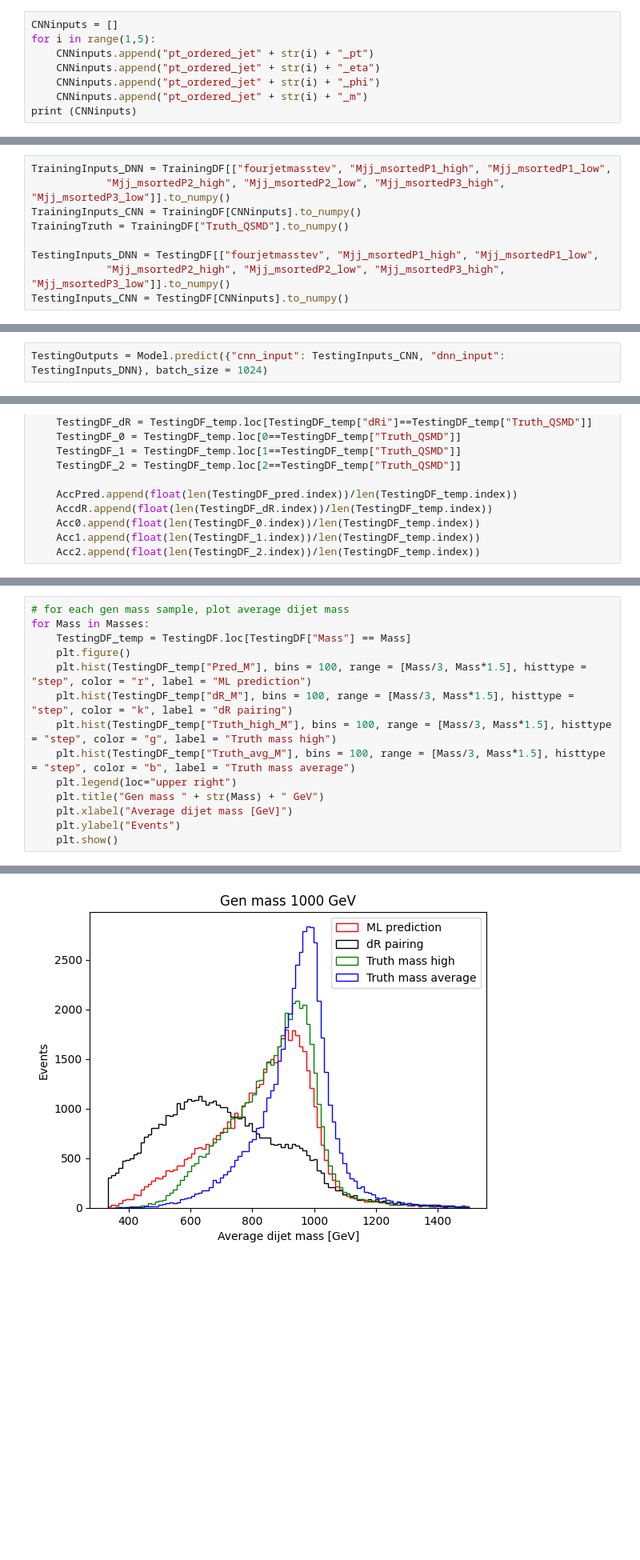
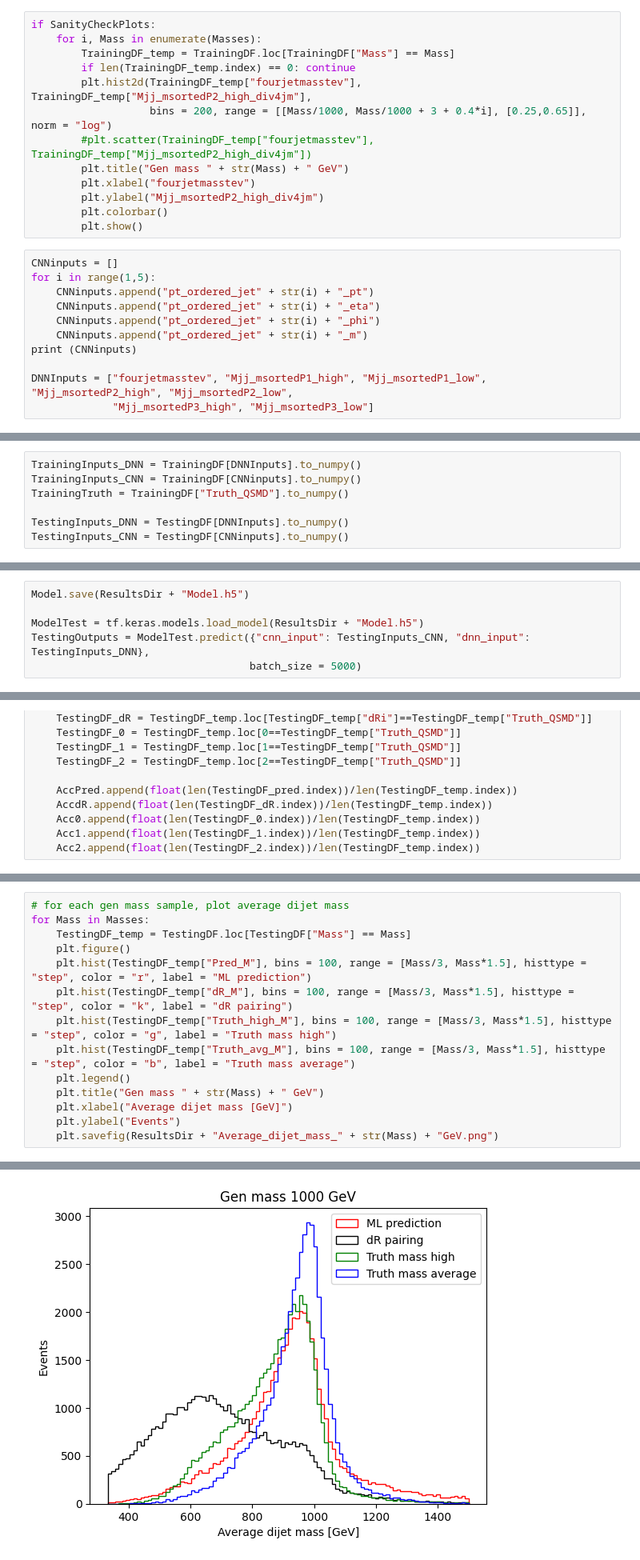
Before and after one commit to wang-hui/DiJet_ML, a Jupyter notebook: Dijet_CNN.ipynb, the cells around one changed output, grey strips where cells are left out. Shown at 80% size. Drawn from its saved outputs; the diff is of its cells as text; blank space fills up the shorter version.

```diff
--- a/Dijet_CNN.ipynb
+++ b/Dijet_CNN.ipynb
@@ -154,3 +176,16 @@ plt.hist(TestingDF["Mass"], bins = len(Masses), range = [450, 1050], rwidth = 0.
+# %%
+if SanityCheckPlots:
+    for i, Mass in enumerate(Masses):
+        TrainingDF_temp = TrainingDF.loc[TrainingDF["Mass"] == Mass]
+        if len(TrainingDF_temp.index) == 0: continue
+        plt.hist2d(TrainingDF_temp["fourjetmasstev"], TrainingDF_temp["Mjj_msortedP2_high_div4jm"],
+                   bins = 200, range = [[Mass/1000, Mass/1000 + 3 + 0.4*i], [0.25,0.65]], norm = "log")
+        #plt.scatter(TrainingDF_temp["fourjetmasstev"], TrainingDF_temp["Mjj_msortedP2_high_div4jm"])
+        plt.title("Gen mass " + str(Mass) + " GeV")
+        plt.xlabel("fourjetmasstev")
+        plt.ylabel("Mjj_msortedP2_high_div4jm")
+        plt.colorbar()
+        plt.show()
 # %%
 CNNinputs = []
 for i in range(1,5):
@@ -159,16 +194,17 @@ for i in range(1,5):
     CNNinputs.append("pt_ordered_jet" + str(i) + "_phi")
     CNNinputs.append("pt_ordered_jet" + str(i) + "_m")
 print (CNNinputs)
+
+DNNInputs = ["fourjetmasstev", "Mjj_msortedP1_high", "Mjj_msortedP1_low", "Mjj_msortedP2_high", "Mjj_msortedP2_low",
+             "Mjj_msortedP3_high", "Mjj_msortedP3_low"]
 # %% [output]
 ['pt_ordered_jet1_pt', 'pt_ordered_jet1_eta', 'pt_ordered_jet1_phi', 'pt_ordered_jet1_m', 'pt_ordered_jet2_pt', 'pt_ordered_jet2_eta', 'pt_ordered_jet2_phi', 'pt_ordered_jet2_m', 'pt_ordered_jet3_pt', ...
 # %%
-TrainingInputs_DNN = TrainingDF[["fourjetmasstev", "Mjj_msortedP1_high", "Mjj_msortedP1_low",
-            "Mjj_msortedP2_high", "Mjj_msortedP2_low", "Mjj_msortedP3_high", "Mjj_msortedP3_low"]].to_numpy()
+TrainingInputs_DNN = TrainingDF[DNNInputs].to_numpy()
 TrainingInputs_CNN = TrainingDF[CNNinputs].to_numpy()
 TrainingTruth = TrainingDF["Truth_QSMD"].to_numpy()
 
-TestingInputs_DNN = TestingDF[["fourjetmasstev", "Mjj_msortedP1_high", "Mjj_msortedP1_low",
-            "Mjj_msortedP2_high", "Mjj_msortedP2_low", "Mjj_msortedP3_high", "Mjj_msortedP3_low"]].to_numpy()
+TestingInputs_DNN = TestingDF[DNNInputs].to_numpy()
 TestingInputs_CNN = TestingDF[CNNinputs].to_numpy()
 # %%
 print(TrainingInputs_DNN.shape)
@@ -255,3 +320,7 @@ Epoch 50/50
 # %%
-TestingOutputs = Model.predict({"cnn_input": TestingInputs_CNN, "dnn_input": TestingInputs_DNN}, batch_size = 1024)
+Model.save(ResultsDir + "Model.h5")
+
+ModelTest = tf.keras.models.load_model(ResultsDir + "Model.h5")
+TestingOutputs = ModelTest.predict({"cnn_input": TestingInputs_CNN, "dnn_input": TestingInputs_DNN},
+                                   batch_size = 5000)
 # %% [output]
@@ -360,9 +436,9 @@ for Mass in Masses:
     plt.hist(TestingDF_temp["dR_M"], bins = 100, range = [Mass/3, Mass*1.5], histtype = "step", color = "k", label = "dR pairing")
     plt.hist(TestingDF_temp["Truth_high_M"], bins = 100, range = [Mass/3, Mass*1.5], histtype = "step", color = "g", label = "Truth mass high")
     plt.hist(TestingDF_temp["Truth_avg_M"], bins = 100, range = [Mass/3, Mass*1.5], histtype = "step", color = "b", label = "Truth mass average")
-    plt.legend(loc="upper right")
+    plt.legend()
     plt.title("Gen mass " + str(Mass) + " GeV")
     plt.xlabel("Average dijet mass [GeV]")
     plt.ylabel("Events")
-    plt.show()
+    plt.savefig(ResultsDir + "Average_dijet_mass_" + str(Mass) + "GeV.png")
 # %% [output]
@@ -374 +450 @@ for Mass in Masses:
-[figure, old version]
+[figure, new version]
```
Also changed, not shown: parts of 34 cells of this notebook.
